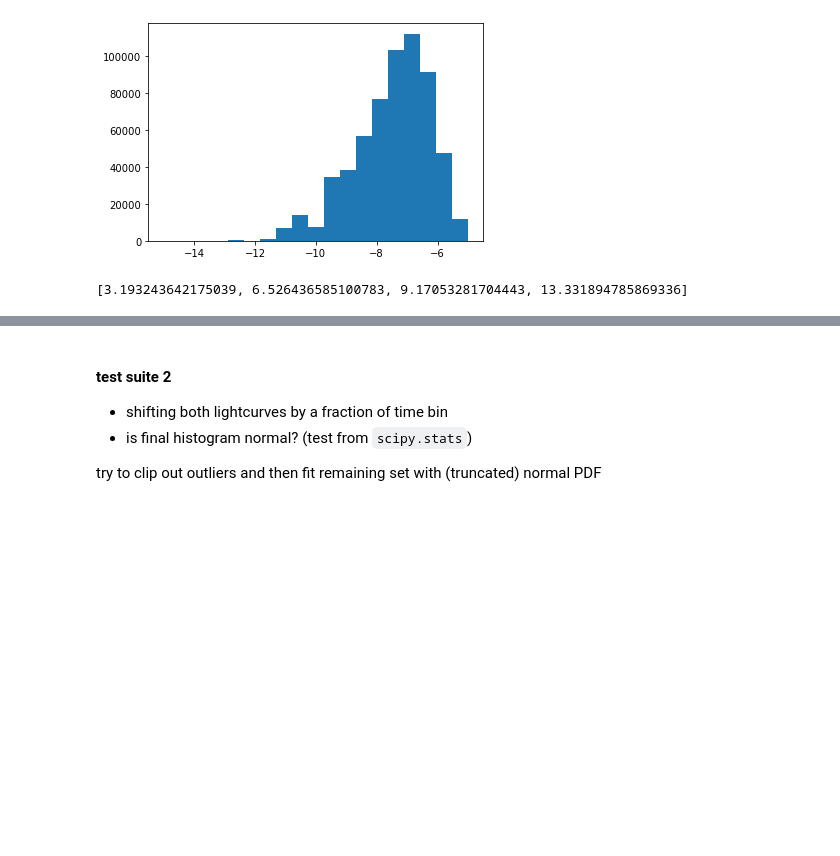
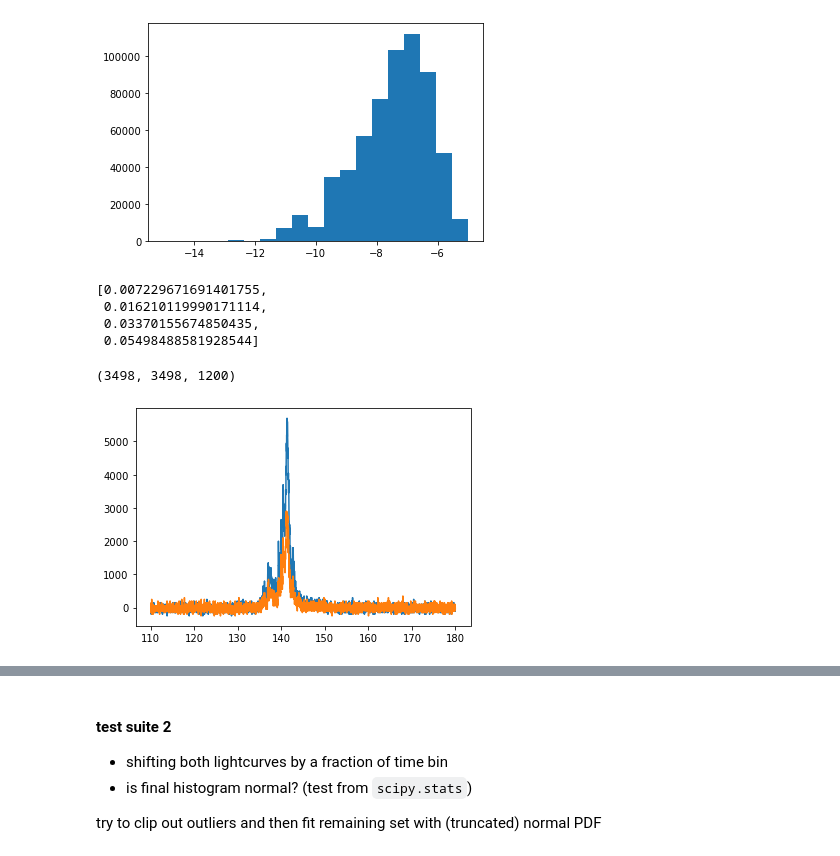
Before and after one commit to toastmaker/ccf, a Jupyter notebook: notebooks/Robust_multidet.ipynb, the cells around one changed output, grey strips where cells are left out. Saved outputs shown, nothing was run; the diff lists cells and outputs as text; code cells hidden in the pictures; blank space fills up the shorter version.

```diff
--- a/notebooks/Robust_multidet.ipynb
+++ b/notebooks/Robust_multidet.ipynb
@@ -29,6 +29,7 @@ for i in range(4):#6,10):
     allrang[i]=[qr[alldat[i]>=tmax-40][0],qr[alldat[i]>=tmax+40][0]]
 from evlist_corr import *
 # %%
+fac=100
 qmid,qsiz=34,12
 qful=2*qmid
 cent=(qmid-qsiz)*fac
@@ -36,13 +37,15 @@ cent=(qmid-qsiz)*fac
 def onetest(ev1,ev2,fac,tstart=110,do_fit=True,tshift=0):
     bin1,cur1=lcurve(ev1,fac,-2*fac,tstart=tstart)
     bin2,cur2=lcurve(ev2,fac,-2*fac,tstart=tstart)
+    cent=(qmid-qsiz)*fac
+
     nor1,nor2=1/cur1.sum(),1/cur2.sum()
     cwin1=cur1[(qmid-qsiz)*fac:(qmid+qsiz)*fac]
     cwin2=cur2[:qful*fac]
     cfunc=np.correlate(cwin1*nor1,cwin2*nor2,"valid")
     if do_fit:
         try:
-            res=[fit_corr(cfunc,doplot=False,inifac=fac/100,cmax=cent)[0]-cent]
+            res=[fit_corr(cfunc,doplot=False,inifac=fac/100,cmax=cent)[0]-cent-tshift*fac]
         except:
             res=[0]
     else:
@@ -54,8 +57,6 @@ def onetest(ev1,ev2,fac,tstart=110,do_fit=True,tshift=0):
 def multest(tevs,tevs2,niter=50,fac=50,subsam=10,nshi=10,nshi2=0,randomize=True,do_fit=False):
     #selecting every subsam event
     #shifting wrt. binning
-    cent=(qmid-qsiz)*fac
-
     gres2=[]
     if randomize:
         for m in range(niter):
@@ -78,13 +79,29 @@ def multest(tevs,tevs2,niter=50,fac=50,subsam=10,nshi=10,nshi2=0,randomize=True,
 #[np.std(np.median(gres2[:,i].reshape(nshi,subsam**2),0))/fac*1e3 for i in range(0,5)]
 
 i,j=2,3
-fac=50
+fac=100
 nshi=20
 tevs,tevs2=alldat[i],alldat[j]
 z0,z1=allrang[i]#,alldat[j]#qr[tevs>=tmax-40][0],qr[tevs>=tmax+40][0]
 z20,z21=allrang[j]
-#gres2=multest(tevs,tevs2,fac=fac,nshi=nshi)
+gres2=multest(tevs,tevs2,fac=fac,nshi=nshi)
 
 [np.std(np.median(gres2[:,i].reshape(len(gres2)//nshi,nshi),1))/fac*1e3 for i in range(1,5)]
 # %% [output]
-[3.193243642175039, 6.526436585100783, 9.17053281704443, 13.331894785869336]
+[0.007229671691401755,
+ 0.016210119990171114,
+ 0.03370155674850435,
+ 0.05498488581928544]
+# %%
+qmid=30
+pl.plot(bin1,cur1)
+pl.plot(bin2,cur2)
+cwin1=cur1[(qmid-qsiz)*fac2:(qmid+qsiz)*fac2]
+cwin2=cur2[:qful*fac2]
+#pl.plot(cwin1)
+#pl.plot(cwin2)
+fac2=100
+len(cur1),len(cur2),(qmid-qsiz)*fac2
+# %% [output]
+(3498, 3498, 1200)
+[figure, added]
```
Also changed, not shown: parts of 8 cells of this notebook, 1 other file.
